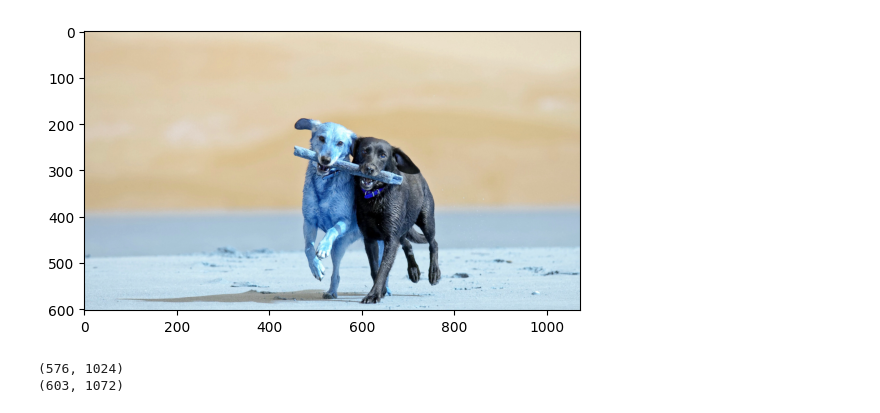
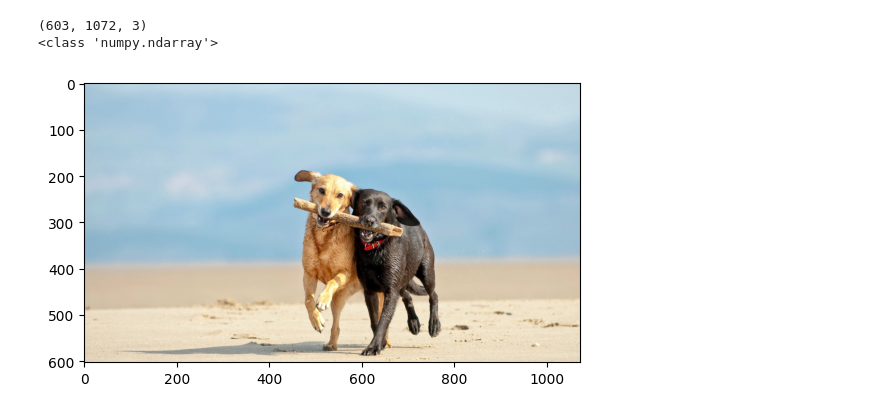
Before and after one commit to DrumsnChocolate/final-project, a Jupyter notebook: implementation/segment_anything/test.ipynb, the cells around one changed output. Saved outputs shown, nothing was run; the diff lists cells and outputs as text; code cells hidden in the pictures.

```diff
--- a/implementation/segment_anything/test.ipynb
+++ b/implementation/segment_anything/test.ipynb
@@ -8,10 +8,15 @@ model_type = 'vit_l'
 img_path = 'demo/src/assets/data/dogs.jpg'
 # %%
 img = cv2.imread(img_path)
+img = cv2.cvtColor(img, cv2.COLOR_BGR2RGB)
+print(img.shape)
+print(type(img))
 plt.imshow(img)
 plt.show()
 # %% [output]
+(603, 1072, 3)
+<class 'numpy.ndarray'>
-[figure, old version]
+[figure, new version]
 # %%
 sam = sam_model_registry[model_type](checkpoint=checkpoint)
 sam = sam.to('cuda')
@@ -20,9 +25,6 @@ predictor = SamPredictor(sam)
 predictor.set_image(img)
 # %%
 masks, iou_predictions, _ = predictor.predict()
-# %% [output]
-(576, 1024)
-(603, 1072)
 # %%
 for mask in masks:
 
```
Also changed, not shown: parts of 6 cells of this notebook, 22 other files.
